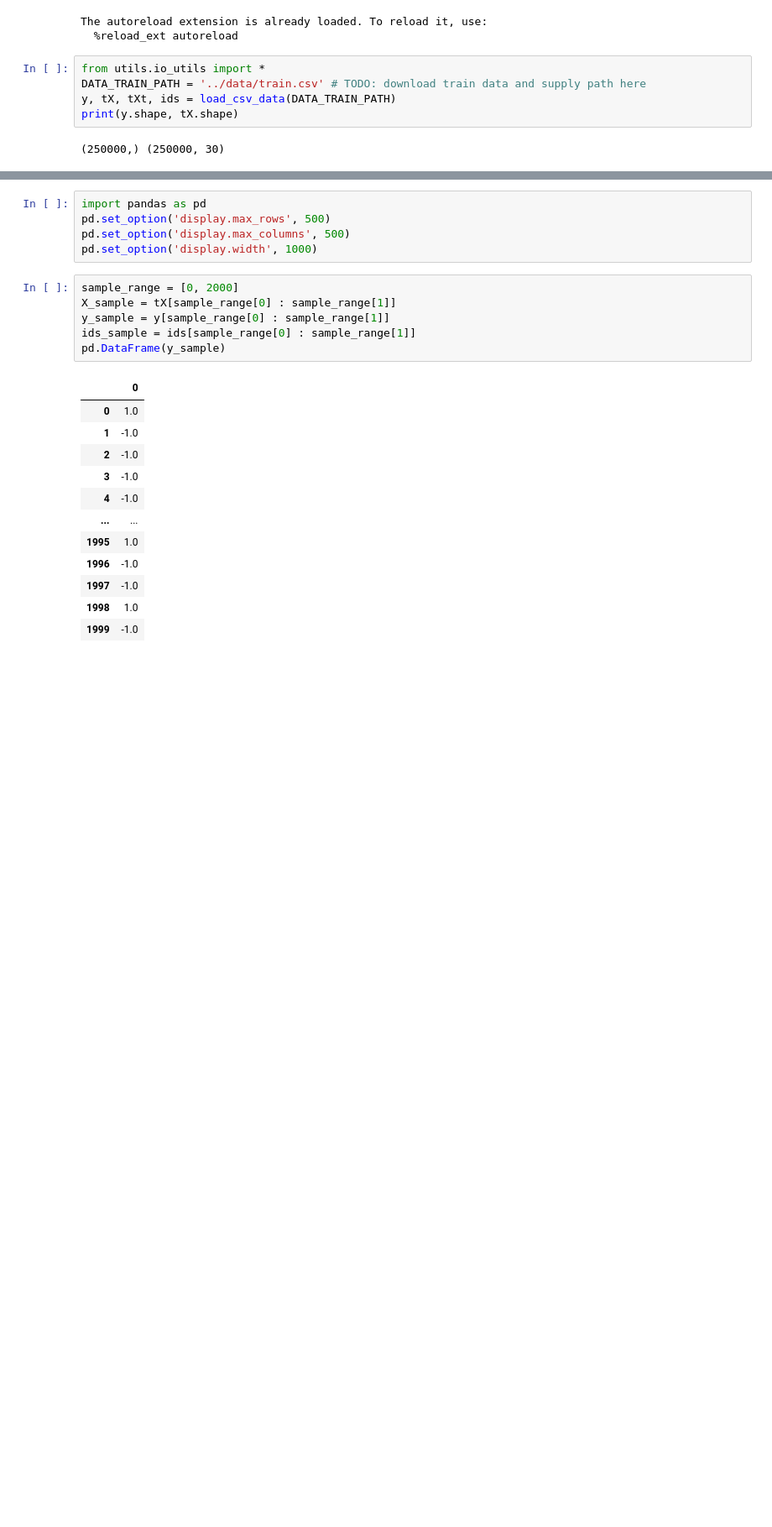
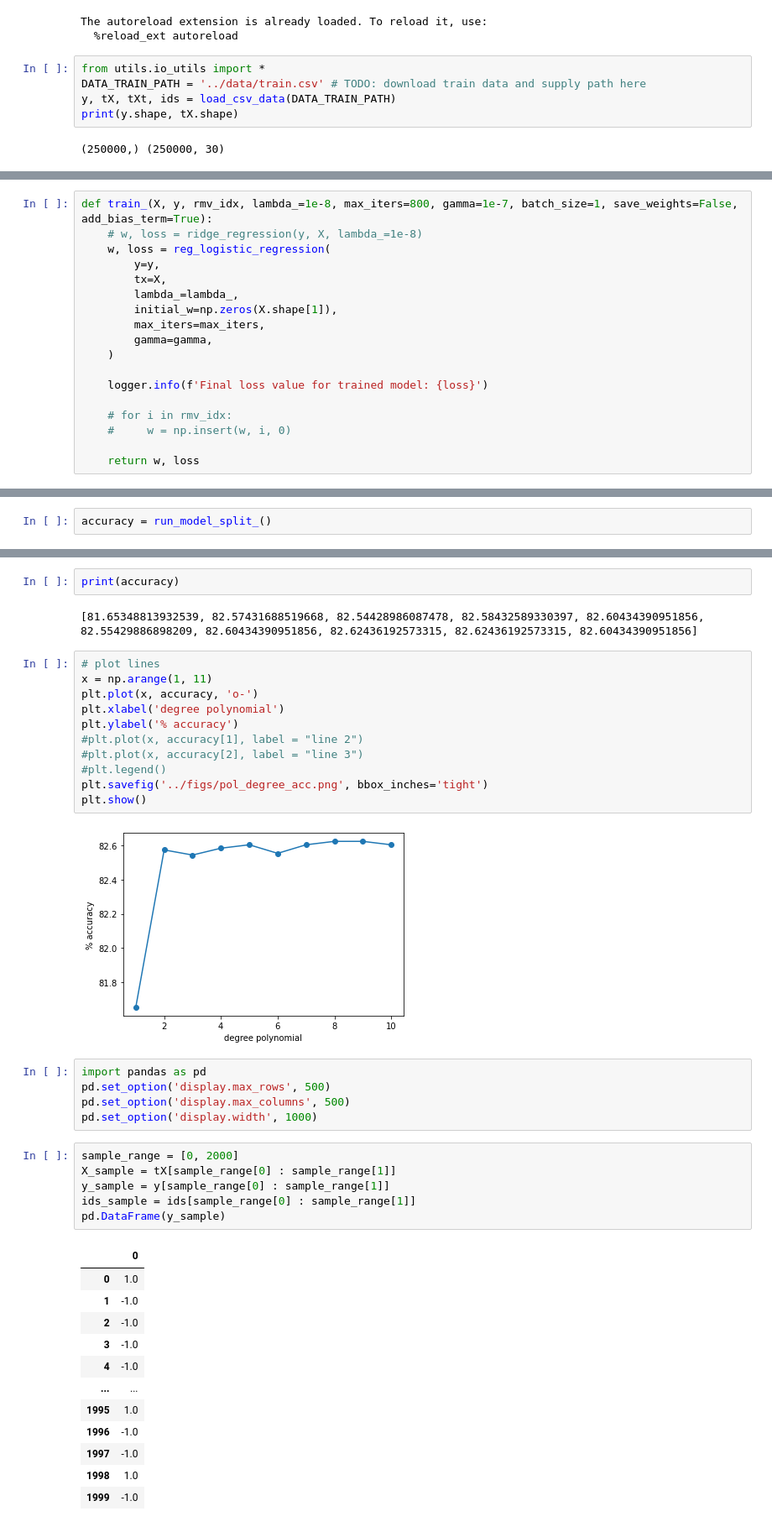
Before and after one commit to antoineDaeniker/ML_project, a Jupyter notebook: notebooks/Correlation_matrix.ipynb, the cells around one changed output, grey strips where cells are left out. Shown at 84% size. Cells and saved outputs as stored; diff of their text form; blank space fills up the shorter version.

```diff
--- a/notebooks/Correlation_matrix.ipynb
+++ b/notebooks/Correlation_matrix.ipynb
@@ -91,0 +56,18 @@ y_pred mean :  -0.2557224610986405
+# %%
+def train_(X, y, rmv_idx, lambda_=1e-8, max_iters=800, gamma=1e-7, batch_size=1, save_weights=False, add_bias_term=True):
+    # w, loss = ridge_regression(y, X, lambda_=1e-8)
+    w, loss = reg_logistic_regression(
+        y=y,
+        tx=X,
+        lambda_=lambda_,
+        initial_w=np.zeros(X.shape[1]),
+        max_iters=max_iters,
+        gamma=gamma,
+    )
+
+    logger.info(f'Final loss value for trained model: {loss}')
+
+    # for i in rmv_idx:
+    #     w = np.insert(w, i, 0)
+
+    return w, loss
@@ -91,0 +134,2 @@ y_pred mean :  -0.2557224610986405
+# %%
+accuracy = run_model_split_()
@@ -92,3 +171,20 @@ y_pred mean :  -0.2557224610986405
+# %%
+print(accuracy)
+# %% [output]
+[81.65348813932539, 82.57431688519668, 82.54428986087478, 82.58432589330397, 82.60434390951856, 82.55429886898209, 82.60434390951856, 82.62436192573315, 82.62436192573315, 82.60434390951856]
+# %%
+# plot lines
+x = np.arange(1, 11)
+plt.plot(x, accuracy, 'o-')
+plt.xlabel('degree polynomial')
+plt.ylabel('% accuracy')
+#plt.plot(x, accuracy[1], label = "line 2")
+#plt.plot(x, accuracy[2], label = "line 3")
+#plt.legend()
+plt.savefig('../figs/pol_degree_acc.png', bbox_inches='tight')
+plt.show()
+# %% [output]
+[figure, added]
 # %%
 import pandas as pd
 pd.set_option('display.max_rows', 500)
```
Also changed, not shown: parts of 9 cells of this notebook, 2 other files.
